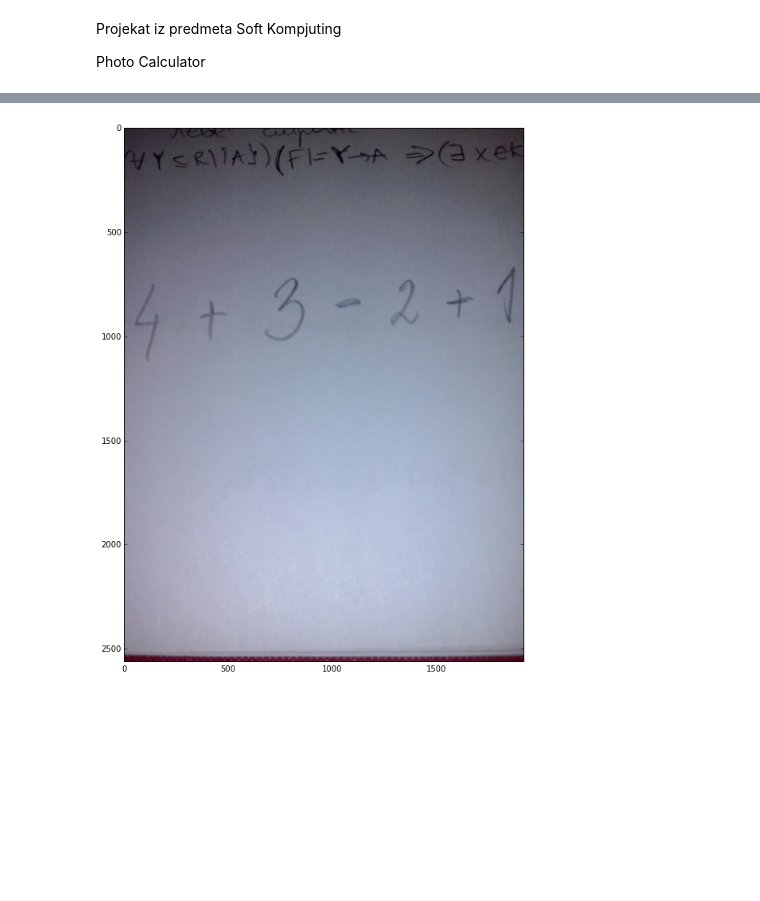
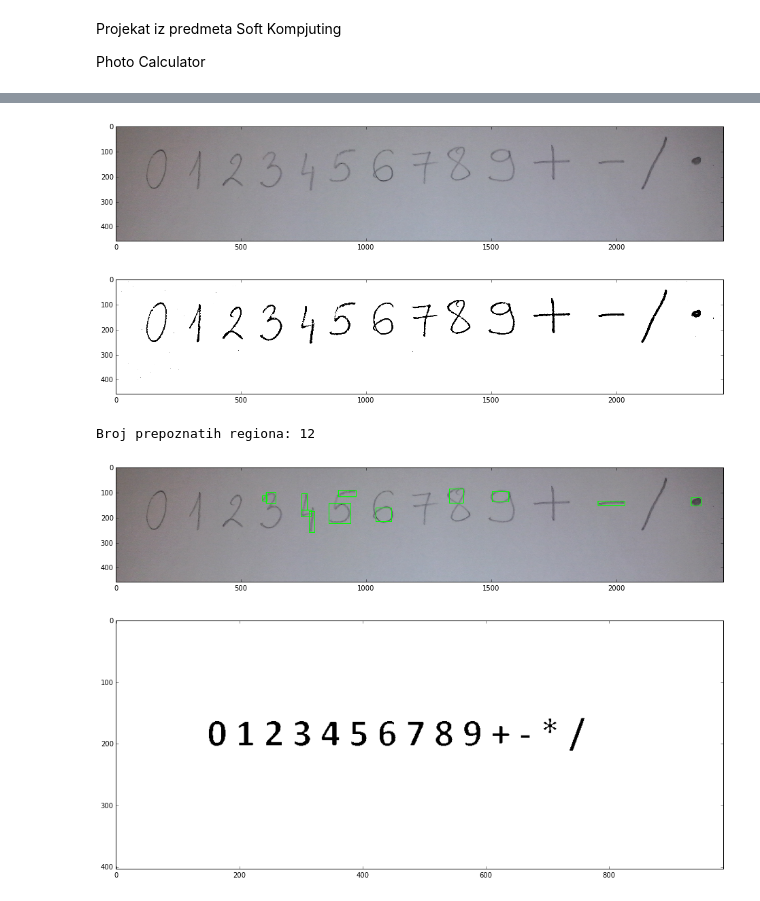
Before and after one commit to MsSquirrel/PhotoCalculator, a Jupyter notebook: PhotoCalculator.ipynb, the cells around one changed output, grey strips where cells are left out. Cells and saved outputs as stored; diff of their text form; code cells hidden in the pictures; blank space fills up the shorter version.

```diff
--- a/PhotoCalculator.ipynb
+++ b/PhotoCalculator.ipynb
@@ -159,5 +114,5 @@ display_image(train_image_color)
 # %%
-test_image_color = load_image('images/slika2.jpg')
-display_image(test_image_color)
+training_set_color = load_image('images/training_set.jpg')
+display_image(training_set_color)
 # %% [output]
-[figure, old version]
+[figure, new version]
@@ -163,0 +124,21 @@ display_image(test_image_color)
+# %%
+training_set_bin = image_bin_adaptive(image_gray(training_set_color))
+train_image_bin = erode(training_set_bin)
+display_image(training_set_bin)
+# %% [output]
+[figure, added]
+# %%
+selected_regions, digits = select_roi(training_set_color.copy(), training_set_bin)
+print 'Broj prepoznatih regiona:', len(digits)
+display_image(selected_regions)
+# %% [output]
+Broj prepoznatih regiona: 12
+[figure, added]
+# %%
+train_color = load_image('images/train_osnovno.png')
+train_bin = image_bin(image_gray(train_color))
+train_bin = invert(train_bin)
+train_bin = dilate(train_bin)
+display_image(train_bin)
+# %% [output]
+[figure, added]
```
Also changed, not shown: parts of 13 cells of this notebook, 5 other files.
